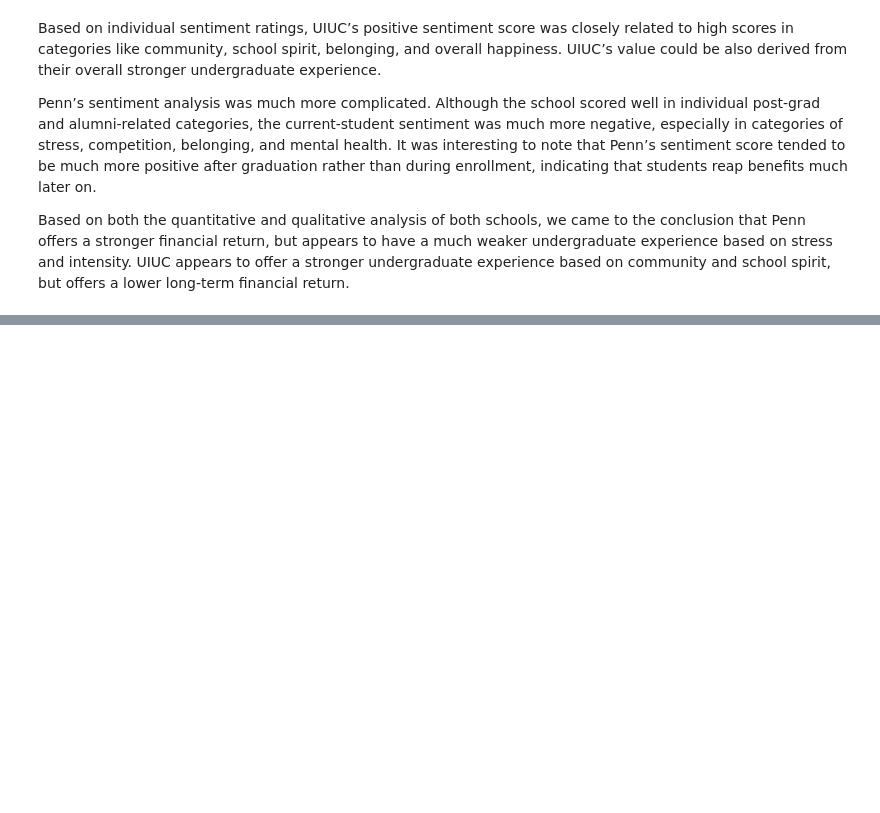
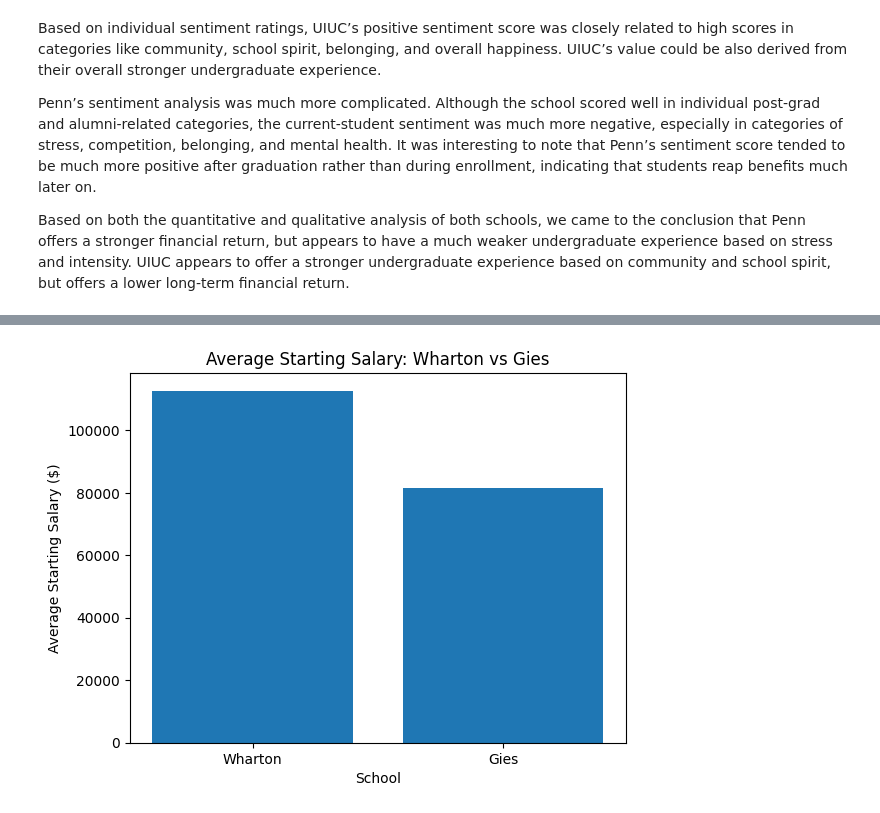
Before and after one commit to emch06/comm3180_G3_Data_Project, a Jupyter notebook: data_story_outputs/Final_Blog.ipynb, the cells around one changed output, grey strips where cells are left out. Saved outputs shown, nothing was run; the diff lists cells and outputs as text; code cells hidden in the pictures; blank space fills up the shorter version.

Commit message:
Business Schools and Engineering Intro

```diff
--- a/data_story_outputs/Final_Blog.ipynb
+++ b/data_story_outputs/Final_Blog.ipynb
@@ -265,0 +282,14 @@ Based on both the quantitative and qualitative analysis of both schools, we came
+# %%
+schools = ['Wharton', 'Gies']
+salaries = [112684, 81621]
+
+plt.figure()
+plt.bar(schools, salaries)
+
+plt.xlabel('School')
+plt.ylabel('Average Starting Salary ($)')
+plt.title('Average Starting Salary: Wharton vs Gies')
+
+plt.show()
+# %% [output]
+[figure, added]
```
Also changed, not shown: parts of 24 cells of this notebook.
